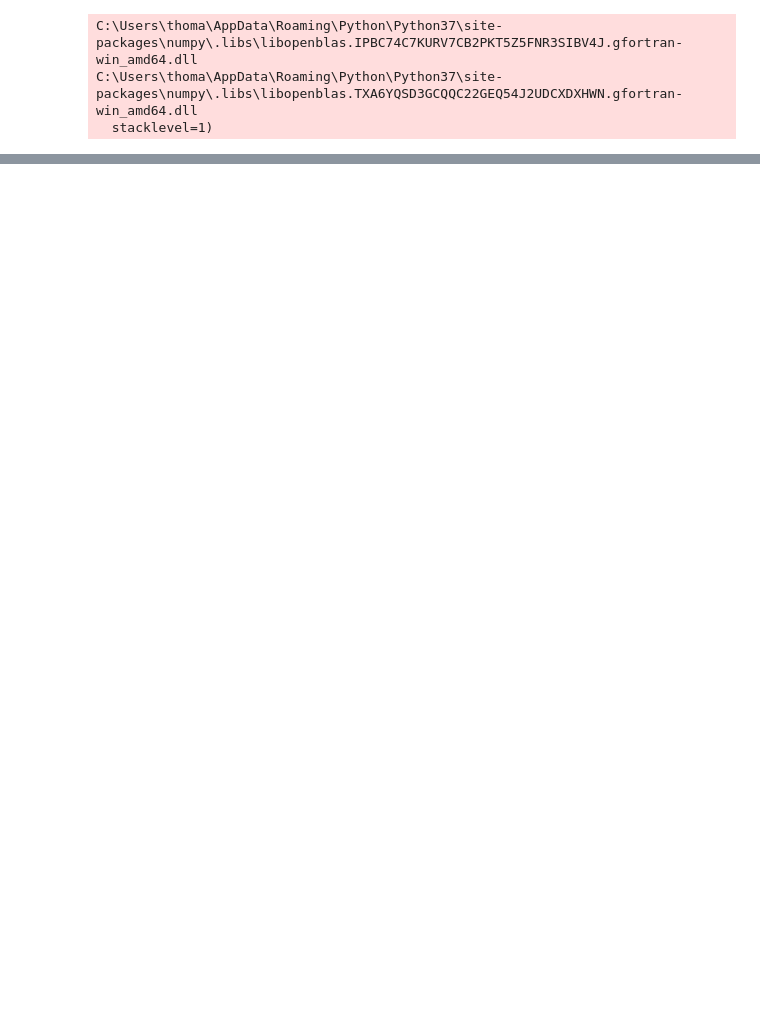
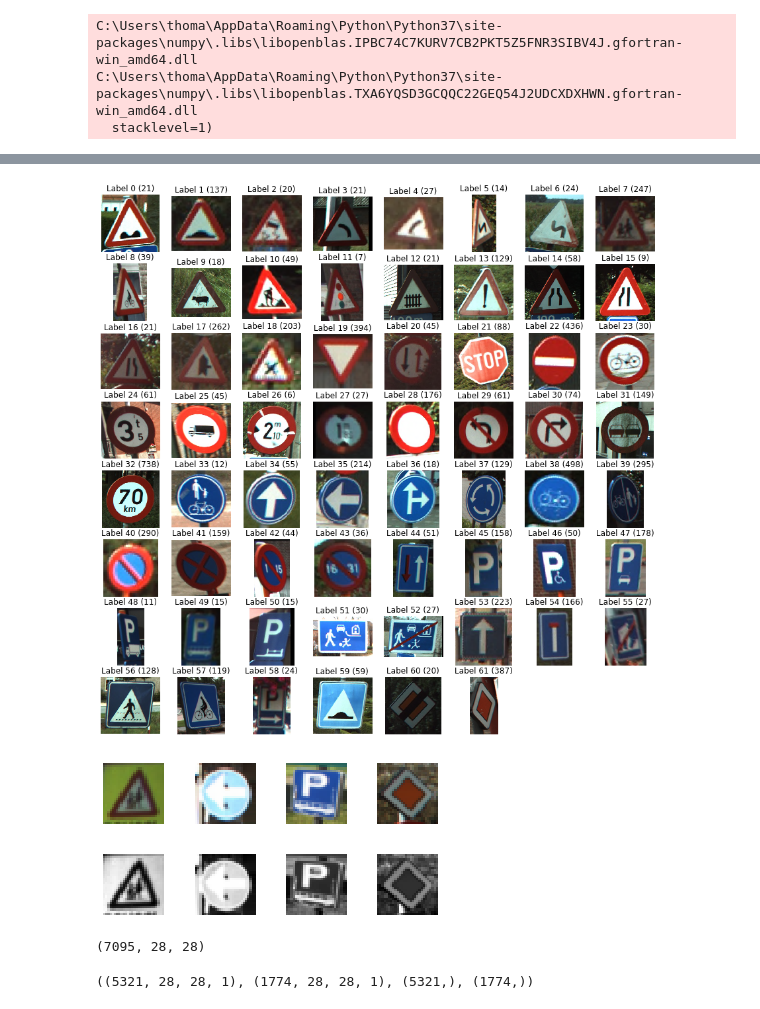
Before and after one commit to thomashon/ml-ue3, a Jupyter notebook: 3c-Verkehrszeichenerkennung/3c-draft.ipynb, the cells around one changed output, grey strips where cells are left out. Saved outputs shown, nothing was run; the diff lists cells and outputs as text; code cells hidden in the pictures; blank space fills up the shorter version.

```diff
--- a/3c-Verkehrszeichenerkennung/3c-draft.ipynb
+++ b/3c-Verkehrszeichenerkennung/3c-draft.ipynb
@@ -93,4 +11,0 @@ shape: (100, 68, 3), min: 17, max: 255
-# %%
-image = X_train[y_train[1000]]
-plt.imshow(image)
-plt.plot()
@@ -177,0 +105,29 @@ X_train.shape
+# %%
+# Get the unique labels
+unique_labels = set(train_labels)
+
+# Initialize the figure
+plt.figure(figsize=(15, 15))
+
+# Set a counter
+i = 1
+
+# For each unique label,
+for label in unique_labels:
+    # You pick the first image for each label
+    image = images[np.where(labels == label)[0][0]]
+    # Define 64 subplots
+    plt.subplot(8, 8, i)
+    # Don't include axes
+    plt.axis('off')
+    # Add a title to each subplot
+    plt.title("Label {0} ({1})".format(label, np.count_nonzero(labels == label)))
+    # Add 1 to the counter
+    i += 1
+    # And you plot this first image
+    plt.imshow(image)
+
+# Show the plot
+plt.show()
+# %% [output]
+[figure, added]
@@ -177,0 +139,14 @@ X_train.shape
+# %%
+# Determine the (random) indexes of the images that you want to see
+traffic_signs = [300, 2250, 3650, 7094]
+
+# Fill out the subplots with the random images that you defined
+for i in range(len(traffic_signs)):
+    plt.subplot(1, 4, i+1)
+    plt.axis('off')
+    plt.imshow(images[traffic_signs[i]])
+    plt.subplots_adjust(wspace=0.5)
+
+plt.show()
+# %% [output]
+[figure, added]
@@ -177,0 +161,17 @@ X_train.shape
+# %%
+traffic_signs = [300, 2250, 3650, 7094]
+
+for i in range(len(traffic_signs)):
+    plt.subplot(1, 4, i+1)
+    plt.axis('off')
+    plt.imshow(images_grey[traffic_signs[i]], cmap="gray")
+    plt.subplots_adjust(wspace=0.5)
+
+# Show the plot
+plt.show()
+# %% [output]
+[figure, added]
+# %%
+images_grey.shape
+# %% [output]
+(7095, 28, 28)
@@ -177,0 +188,4 @@ X_train.shape
+# %%
+X_train_reshaped_grey.shape, X_test_reshaped_grey.shape, y_train.shape, y_test.shape
+# %% [output]
+((5321, 28, 28, 1), (1774, 28, 28, 1), (5321,), (1774,))
```
Also changed, not shown: parts of 86 cells of this notebook, 5 other files.
